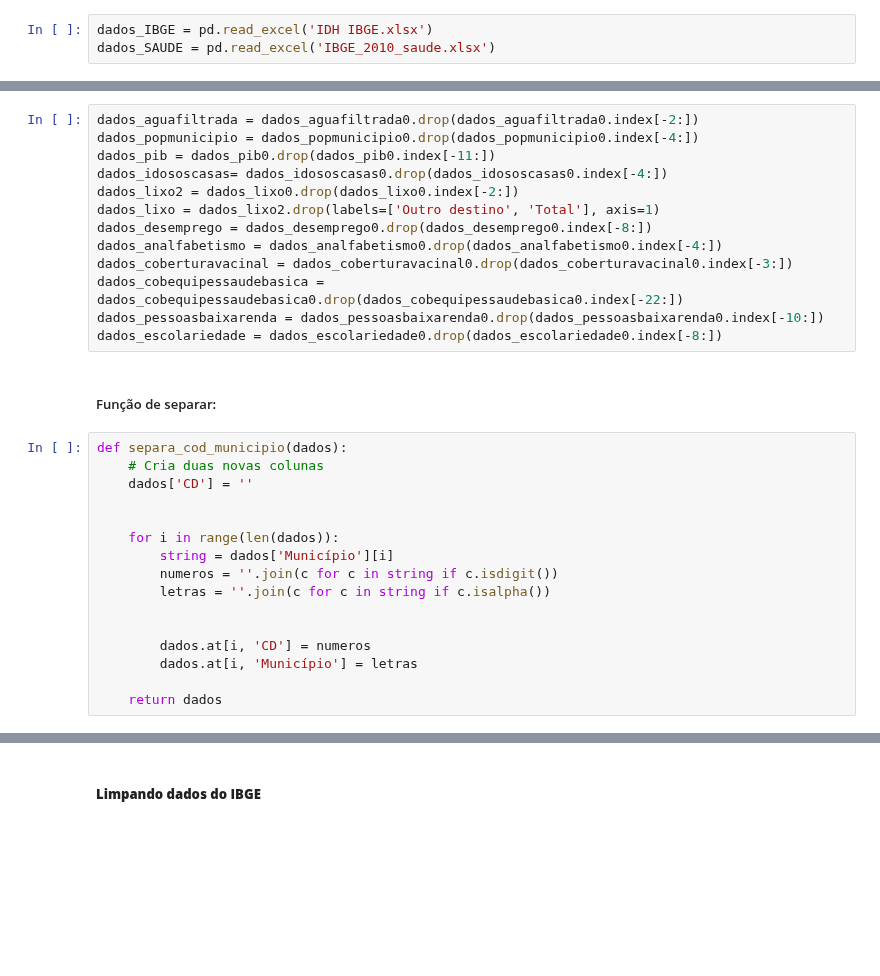
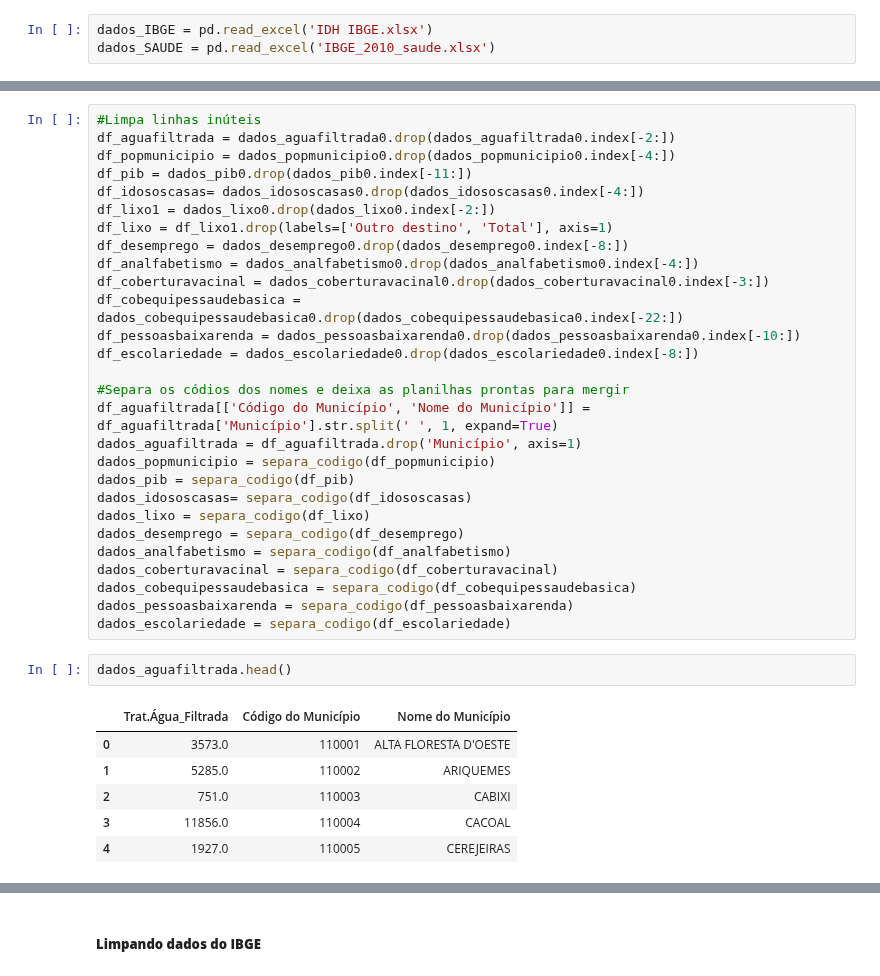
Before and after one commit to carneirogabrielly/Projeto-Microdados, a Jupyter notebook: AA_Gabi.ipynb, the cells around one changed output, grey strips where cells are left out. Saved outputs shown, nothing was run; the diff lists cells and outputs as text; blank space fills up the shorter version.

```diff
--- a/AA_Gabi.ipynb
+++ b/AA_Gabi.ipynb
@@ -63,31 +61,37 @@ dados_popmunicipio0.tail(10)
 # %%
-dados_aguafiltrada = dados_aguafiltrada0.drop(dados_aguafiltrada0.index[-2:])
-dados_popmunicipio = dados_popmunicipio0.drop(dados_popmunicipio0.index[-4:])
-dados_pib = dados_pib0.drop(dados_pib0.index[-11:])
-dados_idososcasas= dados_idososcasas0.drop(dados_idososcasas0.index[-4:])
-dados_lixo2 = dados_lixo0.drop(dados_lixo0.index[-2:])
-dados_lixo = dados_lixo2.drop(labels=['Outro destino', 'Total'], axis=1)
-dados_desemprego = dados_desemprego0.drop(dados_desemprego0.index[-8:])
-dados_analfabetismo = dados_analfabetismo0.drop(dados_analfabetismo0.index[-4:])
-dados_coberturavacinal = dados_coberturavacinal0.drop(dados_coberturavacinal0.index[-3:])
-dados_cobequipessaudebasica = dados_cobequipessaudebasica0.drop(dados_cobequipessaudebasica0.index[-22:])
-dados_pessoasbaixarenda = dados_pessoasbaixarenda0.drop(dados_pessoasbaixarenda0.index[-10:])
-dados_escolariedade = dados_escolariedade0.drop(dados_escolariedade0.index[-8:])
+#Limpa linhas inúteis
+df_aguafiltrada = dados_aguafiltrada0.drop(dados_aguafiltrada0.index[-2:])
+df_popmunicipio = dados_popmunicipio0.drop(dados_popmunicipio0.index[-4:])
+df_pib = dados_pib0.drop(dados_pib0.index[-11:])
+df_idososcasas= dados_idososcasas0.drop(dados_idososcasas0.index[-4:])
+df_lixo1 = dados_lixo0.drop(dados_lixo0.index[-2:])
+df_lixo = df_lixo1.drop(labels=['Outro destino', 'Total'], axis=1)
+df_desemprego = dados_desemprego0.drop(dados_desemprego0.index[-8:])
+df_analfabetismo = dados_analfabetismo0.drop(dados_analfabetismo0.index[-4:])
+df_coberturavacinal = dados_coberturavacinal0.drop(dados_coberturavacinal0.index[-3:])
+df_cobequipessaudebasica = dados_cobequipessaudebasica0.drop(dados_cobequipessaudebasica0.index[-22:])
+df_pessoasbaixarenda = dados_pessoasbaixarenda0.drop(dados_pessoasbaixarenda0.index[-10:])
+df_escolariedade = dados_escolariedade0.drop(dados_escolariedade0.index[-8:])
+
+#Separa os códios dos nomes e deixa as planilhas prontas para mergir
+df_aguafiltrada[['Código do Município', 'Nome do Município']] = df_aguafiltrada['Município'].str.split(' ', 1, expand=True)
+dados_aguafiltrada = df_aguafiltrada.drop('Município', axis=1)
+dados_popmunicipio = separa_codigo(df_popmunicipio)
+dados_pib = separa_codigo(df_pib)
+dados_idososcasas= separa_codigo(df_idososcasas)
+dados_lixo = separa_codigo(df_lixo)
+dados_desemprego = separa_codigo(df_desemprego)
+dados_analfabetismo = separa_codigo(df_analfabetismo)
+dados_coberturavacinal = separa_codigo(df_coberturavacinal)
+dados_cobequipessaudebasica = separa_codigo(df_cobequipessaudebasica)
+dados_pessoasbaixarenda = separa_codigo(df_pessoasbaixarenda)
+dados_escolariedade = separa_codigo(df_escolariedade)
-# %% [markdown]
-##### Função de separar:
-# %%
-def separa_cod_municipio(dados):
-    # Cria duas novas colunas
-    dados['CD'] = ''
-
-
-    for i in range(len(dados)):
-        string = dados['Município'][i]
-        numeros = ''.join(c for c in string if c.isdigit())
-        letras = ''.join(c for c in string if c.isalpha())
-
-
-        dados.at[i, 'CD'] = numeros
-        dados.at[i, 'Município'] = letras
-
-    return dados
+# %%
+dados_aguafiltrada.head()
+# %% [output]
+|  | Trat.Água_Filtrada | Código do Município | Nome do Município |
+| 0 | 3573.0 | 110001 | ALTA FLORESTA D'OESTE |
+| 1 | 5285.0 | 110002 | ARIQUEMES |
+| 2 | 751.0 | 110003 | CABIXI |
+| 3 | 11856.0 | 110004 | CACOAL |
+| 4 | 1927.0 | 110005 | CEREJEIRAS |
```
Also changed, not shown: parts of 12 cells of this notebook, 1 other file.
